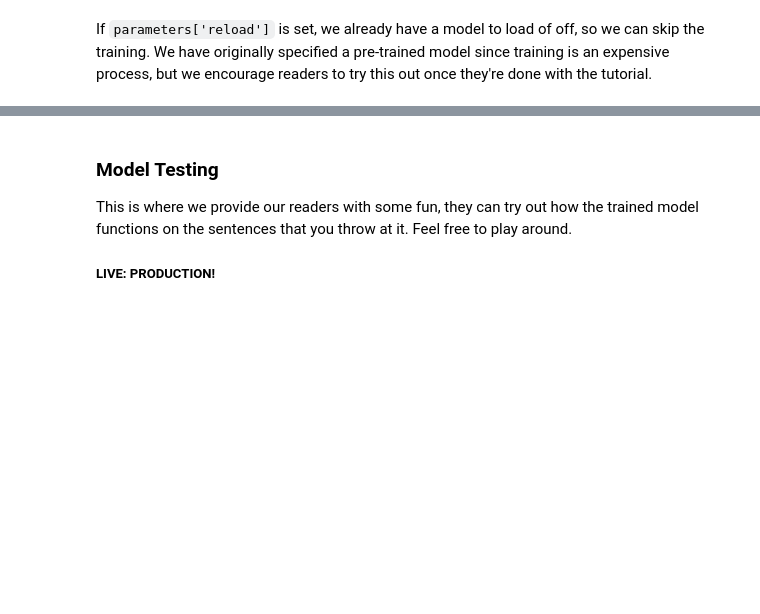
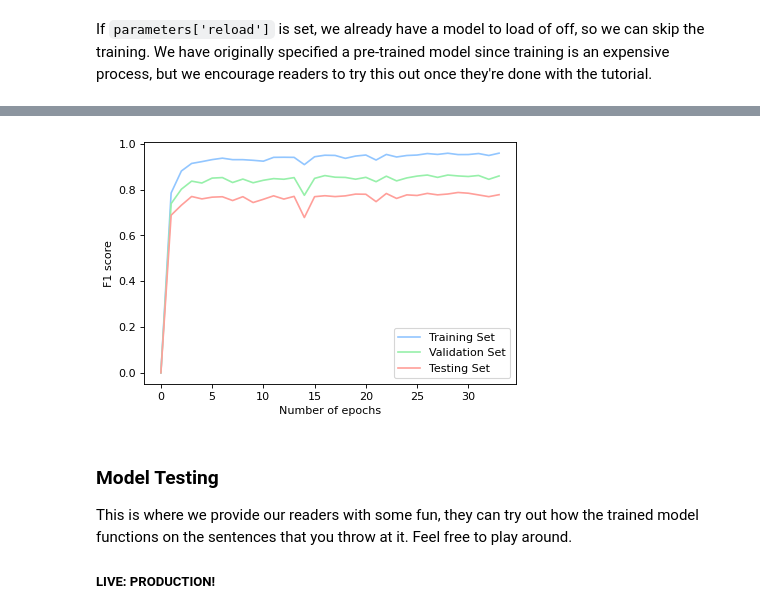
Before and after one commit to quacklinhui/NLPAssignment2, a Jupyter notebook: Q2/3CNNLayer.ipynb, the cells around one changed output, grey strips where cells are left out. Cells and saved outputs as stored; diff of their text form; code cells hidden in the pictures; blank space fills up the shorter version.

```diff
--- a/Q2/3CNNLayer.ipynb
+++ b/Q2/3CNNLayer.ipynb
@@ -1370,19 +1387,25 @@ if not parameters['reload']:
 # %%
+train_F1_scores = []
+val_F1_scores = []
+test_F1_scores = []
+
 if not parameters['reload']:
     for scores in all_F:
         train_F1_scores.append(scores[0])
         val_F1_scores.append(scores[1])
         test_F1_scores.append(scores[2])
 
-    plt.plot(epochs, train_F1_scores, label='Training Set')
-    plt.plot(epochs, val_F1_scores, label='Validation Set')
-    plt.plot(epochs, test_F1_scores, label='Testing Set')
+    plt.plot(train_F1_scores, label='Training Set')
+    plt.plot(val_F1_scores, label='Validation Set')
+    plt.plot(test_F1_scores, label='Testing Set')
 
     plt.legend()
     plt.xlabel('Number of epochs')
     plt.ylabel('F1 score')
 
     plt.show()
+# %% [output]
+[figure, added]
 # %% [markdown]
 ### Model Testing
 
```
Also changed, not shown: parts of 3 cells of this notebook, 6 other files.
